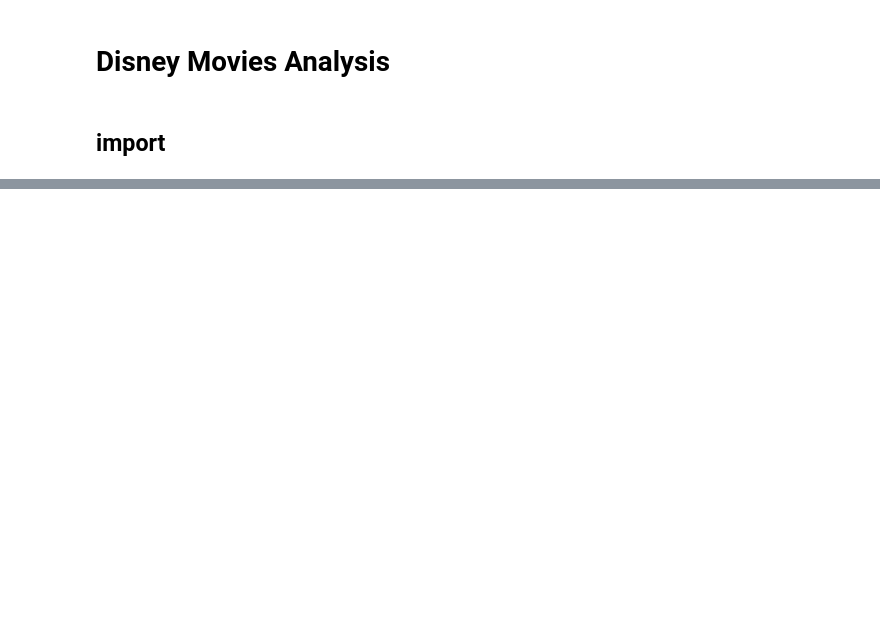
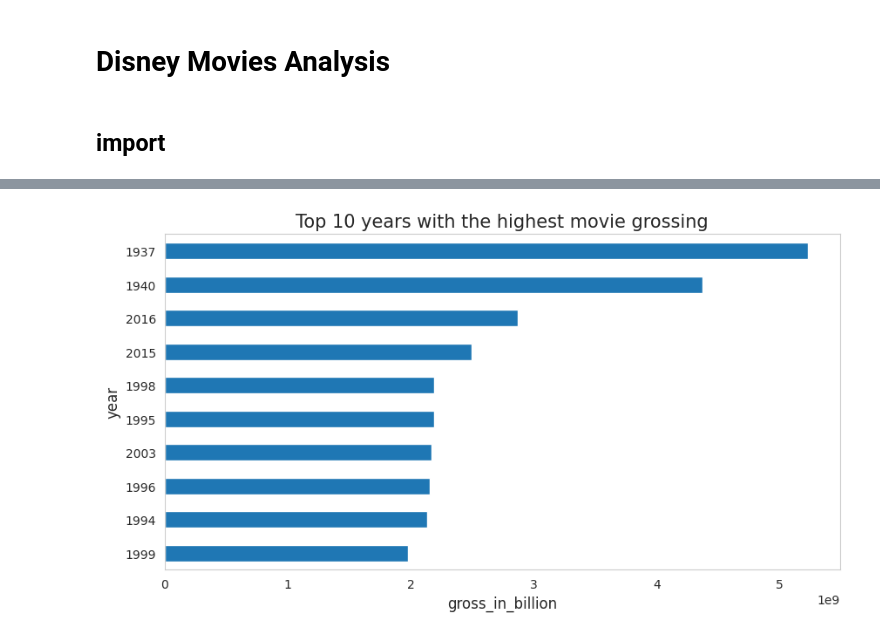
Before and after one commit to TZanarkand/Disney-Movies, a Jupyter notebook: Disney_Movies.ipynb, the cells around one changed output, grey strips where cells are left out. Saved outputs shown, nothing was run; the diff lists cells and outputs as text; code cells hidden in the pictures; blank space fills up the shorter version.

```diff
--- a/Disney_Movies.ipynb
+++ b/Disney_Movies.ipynb
@@ -20,0 +154,18 @@ Path to dataset files: /root/.cache/kagglehub/datasets/prateekmaj21/disney-movie
+# %%
+# 10 อันดับ ช่วงปีที่ทำรายได้จากหนังมากที่สุด
+plt.figure(figsize=(10,5))
+
+df2 = df.groupby('release_year')['inflation_adjusted_gross'].sum() \
+    .sort_values(ascending=True).tail(10)
+
+sns.set_style("whitegrid", {'grid.linestyle':''})
+
+df2.plot(kind='barh')
+
+plt.title('Top 10 years with the highest movie grossing', fontsize=15)
+plt.xlabel('gross_in_billion', fontsize=12)
+plt.ylabel('year', fontsize=12)
+
+plt.show()
+# %% [output]
+[figure, added]
```
Also changed, not shown: parts of 24 cells of this notebook.
